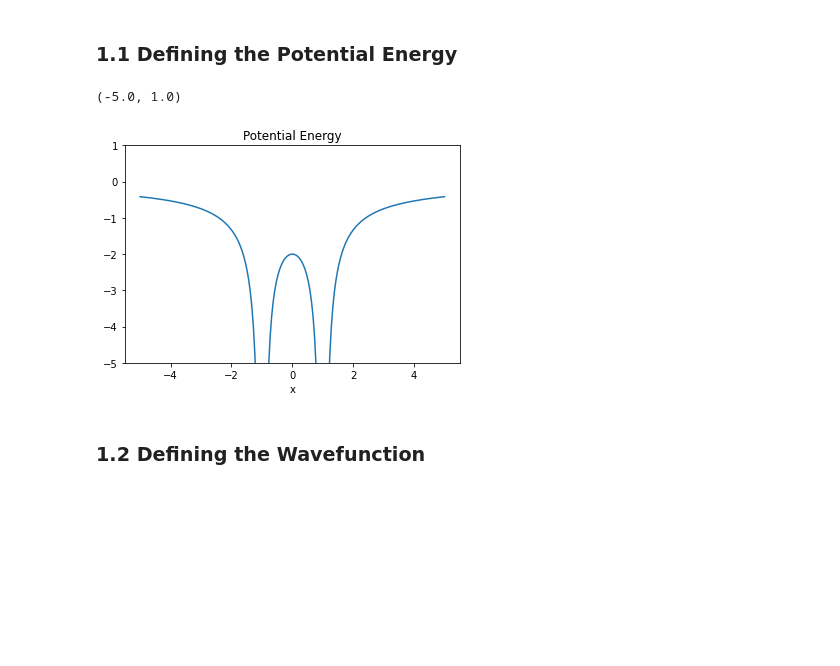
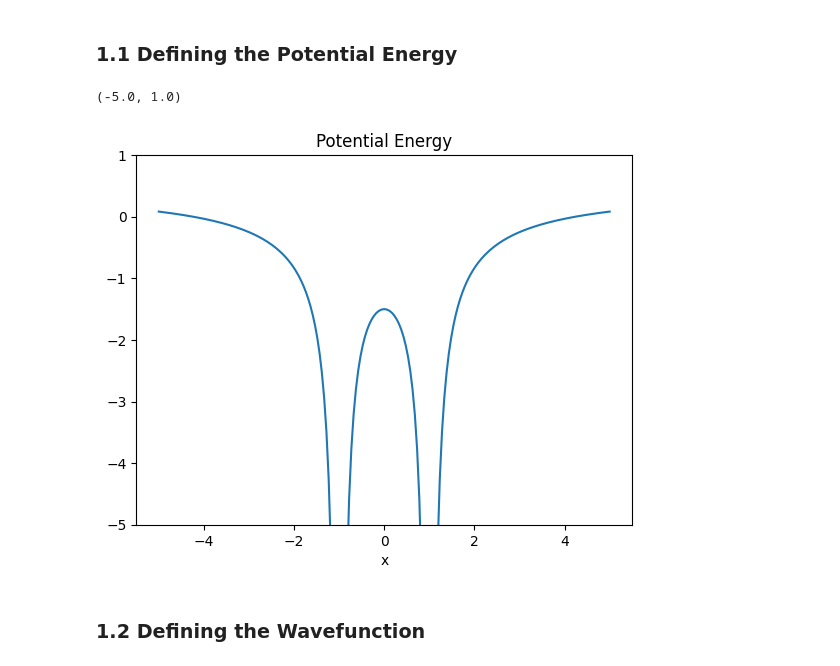
Before and after one commit to evanwonisch/NeuralQuantumStates, a Jupyter notebook: run/LCAO/dihydrogen_LCAO.ipynb, the cells around one changed output. Drawn from its saved outputs; the diff is of its cells as text; code cells hidden in the pictures; blank space fills up the shorter version.

```diff
--- a/run/LCAO/dihydrogen_LCAO.ipynb
+++ b/run/LCAO/dihydrogen_LCAO.ipynb
@@ -72,31 +78,40 @@ Remark: $\hbar = m  = 1$ and $e^2 = 4\pi\epsilon_0$ will be set.
+# %%
+def calc_E_nuc():
+    acc = 0
+    for i in range(len(R)):
+        for j in range(i + 1, len(R)):
+            d = jnp.sqrt(jnp.sum((R[i] - R[j])**2))
+            acc += k[i] * k[j] / d
+
+
+    return acc
+
+E_nuc = calc_E_nuc()
 # %%
-dist = 2
-R = jnp.array([[dist/2,0,0],[-dist/2,0,0]])     # nuclei positions
-k = jnp.array([1.,1.])                          # potential energy coefficients
 
 #
 # The potential energy function depending on the coordinates
 #
 def potential(x):
     x = jnp.expand_dims(x, axis = 1)
     r = jnp.expand_dims(R,  axis = 0)
     d = jnp.sqrt(jnp.sum((x - r)**2, axis = 2))
-    return - jnp.sum(k/d ,axis = 1)
+    return - jnp.sum(k/d ,axis = 1) + E_nuc
 
 
 # the hamiltonian
 hamiltonian = module.hamiltonians.Particles(masses = [1], potential = potential)
 
 xs = jnp.linspace(-5, 5, 200)
 pos = jnp.array([xs,xs*0,xs*0])
 ys = potential(jnp.swapaxes(pos, 0, 1))
 plt.plot(xs, ys)
 plt.title("Potential Energy")
 plt.xlabel("x")
 plt.ylim(-5, 1)
 # %% [output]
 (-5.0, 1.0)
-[figure, old version]
+[figure, new version]
 # %% [markdown]
 ### 1.2 Defining the Wavefunction
 # %%
```
Also changed, not shown: parts of 11 cells of this notebook, 2 other files.
